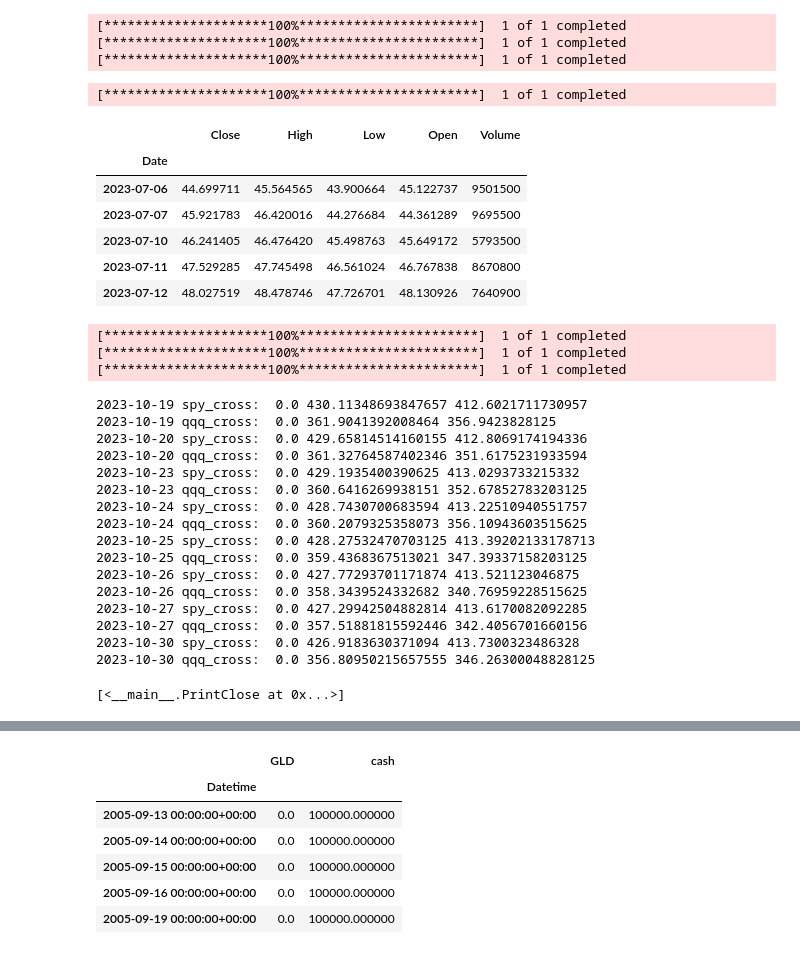
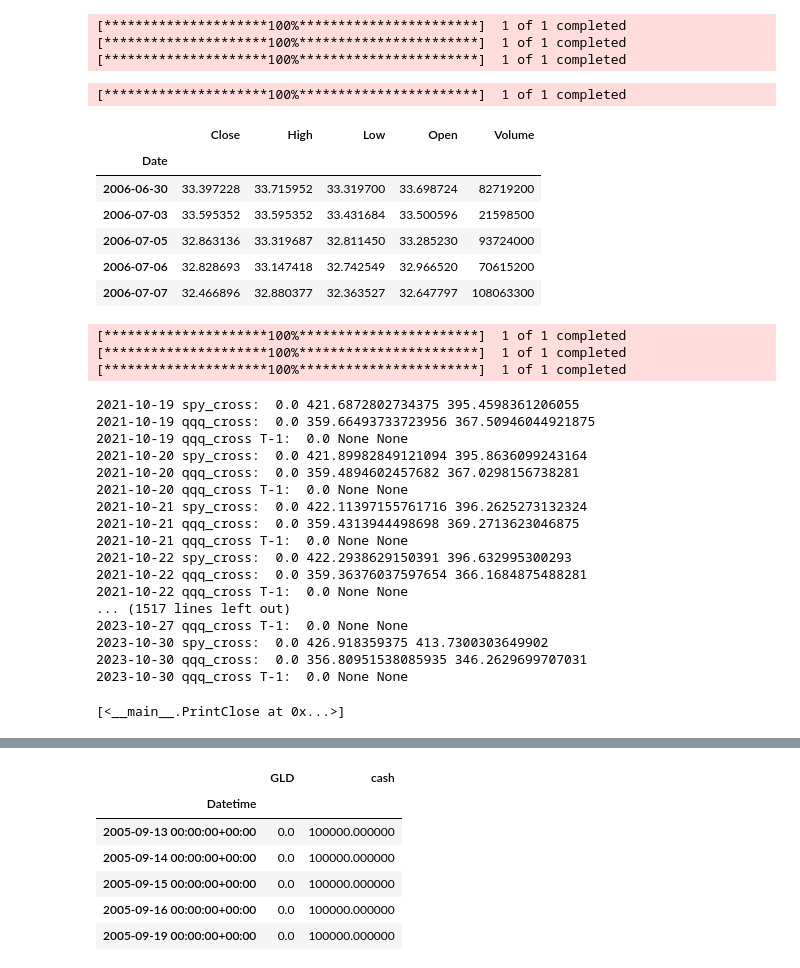
Before and after one commit to Lillian1228/quant_strategies, a Jupyter notebook: notebooks/sma_backtest.ipynb, the cells around one changed output, grey strips where cells are left out. Saved outputs shown, nothing was run; the diff lists cells and outputs as text; code cells hidden in the pictures.

```diff
--- a/notebooks/sma_backtest.ipynb
+++ b/notebooks/sma_backtest.ipynb
@@ -20,14 +24,14 @@ for symbol in ['QQQ', 'SPY', 'GLD']:
 [*********************100%***********************]  1 of 1 completed
 [*********************100%***********************]  1 of 1 completed
 # %%
-df=yf.download("DVN", start="2023-07-06", end=end_date,multi_level_index=False)
+df=yf.download("QQQ", start="2006-06-30", end=end_date,multi_level_index=False)
 df.head()
 # %% [output]
 [*********************100%***********************]  1 of 1 completed
 |  | Close | High | Low | Open | Volume |
 | Date |  |  |  |  |  |
-| 2023-07-06 | 44.699711 | 45.564565 | 43.900664 | 45.122737 | 9501500 |
-| 2023-07-07 | 45.921783 | 46.420016 | 44.276684 | 44.361289 | 9695500 |
-| 2023-07-10 | 46.241405 | 46.476420 | 45.498763 | 45.649172 | 5793500 |
-| 2023-07-11 | 47.529285 | 47.745498 | 46.561024 | 46.767838 | 8670800 |
-| 2023-07-12 | 48.027519 | 48.478746 | 47.726701 | 48.130926 | 7640900 |
+| 2006-06-30 | 33.397228 | 33.715952 | 33.319700 | 33.698724 | 82719200 |
+| 2006-07-03 | 33.595352 | 33.595352 | 33.431684 | 33.500596 | 21598500 |
+| 2006-07-05 | 32.863136 | 33.319687 | 32.811450 | 33.285230 | 93724000 |
+| 2006-07-06 | 32.828693 | 33.147418 | 32.742549 | 32.966520 | 70615200 |
+| 2006-07-07 | 32.466896 | 32.880377 | 32.363527 | 32.647797 | 108063300 |
@@ -48,15 +38,19 @@ class IndicatorObserver(bt.observer.Observer):
 # %%
 class PrintClose(bt.Strategy):
-
+    params = (
+        ('qqq_ma_period', 30),
+        ('spy_fast_ma', 50),
+        ('spy_slow_ma', 200),
+    )
     def __init__(self):
         #Keep a reference to the "close" line in the data[0] dataseries
         self.qqq = self.datas[0]
         self.spy = self.datas[1]
         self.gld = self.datas[2]
 
-        self.qqq_ma = bt.indicators.SimpleMovingAverage(self.qqq, period=30)
-        self.spy_fast_ma = bt.indicators.SimpleMovingAverage(self.spy, period=50)
-        self.spy_slow_ma = bt.indicators.SimpleMovingAverage(self.spy, period=200)
+        self.qqq_ma = bt.indicators.SimpleMovingAverage(self.qqq, period=self.p.qqq_ma_period)
+        self.spy_fast_ma = bt.indicators.SimpleMovingAverage(self.spy, period=self.p.spy_fast_ma)
+        self.spy_slow_ma = bt.indicators.SimpleMovingAverage(self.spy, period=self.p.spy_slow_ma)
 
         self.qqq_cross = bt.indicators.CrossOver(self.qqq, self.qqq_ma)
         self.spy_cross = bt.indicators.CrossOver(self.spy_fast_ma, self.spy_slow_ma)
@@ -69,10 +63,11 @@ class PrintClose(bt.Strategy):
         # self.log('qqq: ', self.qqq[0])
         self.log('spy_cross: ', self.spy_cross[0], self.spy_fast_ma[0], self.spy_slow_ma[0])
         self.log('qqq_cross: ', self.qqq_cross[0], self.qqq_ma[0], self.qqq[0])
+        self.log('qqq_cross T-1: ', self.qqq_cross[-1])
 
 cerebro = bt.Cerebro()
 
-start_date = "2023-01-01"
+start_date = "2021-01-01"
 end_date =  "2023-10-31"
 for symbol in ['QQQ', 'SPY', 'GLD']:
     data = bt.feeds.PandasData(dataname=yf.download(symbol, start=start_date, end=end_date,multi_level_index=False))
@@ -87,20 +82,21 @@ cerebro.run()
 [*********************100%***********************]  1 of 1 completed
 [*********************100%***********************]  1 of 1 completed
 [*********************100%***********************]  1 of 1 completed
-2023-10-19 spy_cross:  0.0 430.11348693847657 412.6021711730957
-2023-10-19 qqq_cross:  0.0 361.9041392008464 356.9423828125
-2023-10-20 spy_cross:  0.0 429.65814514160155 412.8069174194336
-2023-10-20 qqq_cross:  0.0 361.32764587402346 351.6175231933594
-2023-10-23 spy_cross:  0.0 429.1935400390625 413.0293733215332
-2023-10-23 qqq_cross:  0.0 360.6416269938151 352.67852783203125
-2023-10-24 spy_cross:  0.0 428.7430700683594 413.22510940551757
-2023-10-24 qqq_cross:  0.0 360.2079325358073 356.10943603515625
-2023-10-25 spy_cross:  0.0 428.27532470703125 413.39202133178713
-2023-10-25 qqq_cross:  0.0 359.4368367513021 347.39337158203125
-2023-10-26 spy_cross:  0.0 427.77293701171874 413.521123046875
-2023-10-26 qqq_cross:  0.0 358.3439524332682 340.76959228515625
-2023-10-27 spy_cross:  0.0 427.29942504882814 413.6170082092285
-2023-10-27 qqq_cross:  0.0 357.51881815592446 342.4056701660156
-2023-10-30 spy_cross:  0.0 426.9183630371094 413.7300323486328
-2023-10-30 qqq_cross:  0.0 356.80950215657555 346.26300048828125
+2021-10-19 spy_cross:  0.0 421.6872802734375 395.4598361206055
+2021-10-19 qqq_cross:  0.0 359.66493733723956 367.50946044921875
+2021-10-19 qqq_cross T-1:  0.0 None None
+2021-10-20 spy_cross:  0.0 421.89982849121094 395.8636099243164
+2021-10-20 qqq_cross:  0.0 359.4894602457682 367.0298156738281
+2021-10-20 qqq_cross T-1:  0.0 None None
+2021-10-21 spy_cross:  0.0 422.11397155761716 396.2625273132324
+2021-10-21 qqq_cross:  0.0 359.4313944498698 369.2713623046875
+2021-10-21 qqq_cross T-1:  0.0 None None
+2021-10-22 spy_cross:  0.0 422.2938629150391 396.632995300293
+2021-10-22 qqq_cross:  0.0 359.36376037597654 366.1684875488281
+2021-10-22 qqq_cross T-1:  0.0 None None
+... (1517 lines left out)
+2023-10-27 qqq_cross T-1:  0.0 None None
+2023-10-30 spy_cross:  0.0 426.918359375 413.7300303649902
+2023-10-30 qqq_cross:  0.0 356.80951538085935 346.2629699707031
+2023-10-30 qqq_cross T-1:  0.0 None None
 [<__main__.PrintClose at 0x...>]
```
Also changed, not shown: parts of 20 cells of this notebook, 2 other files.
